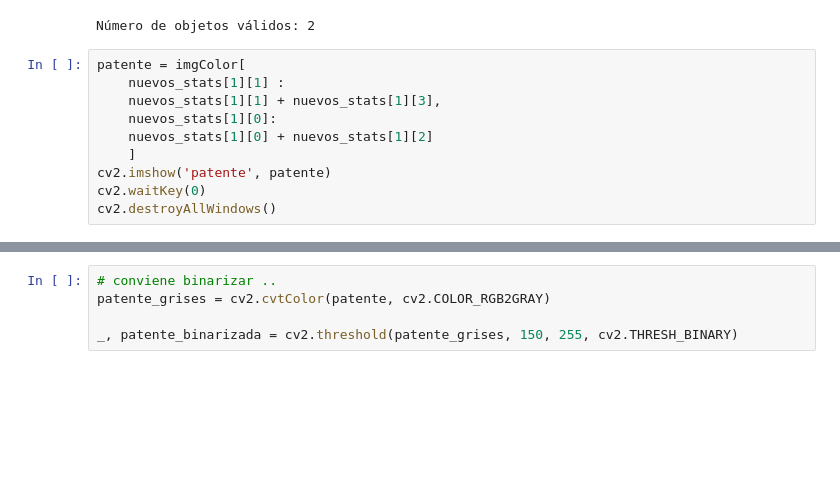
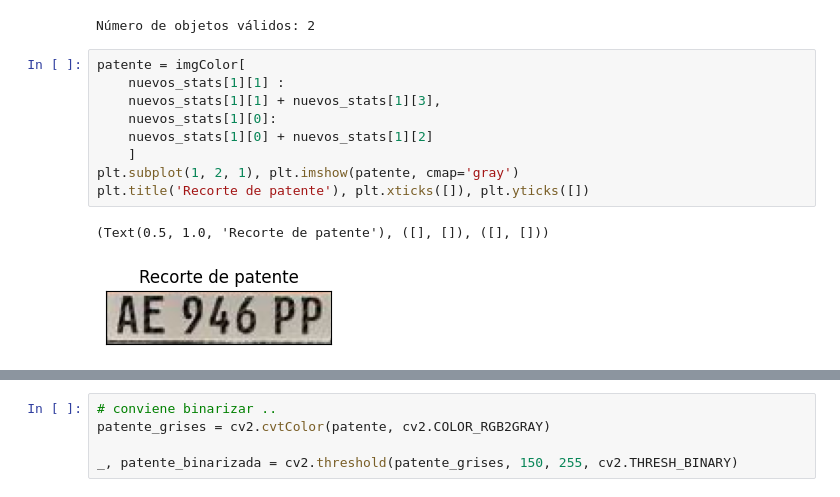
Before and after one commit to sleepydogo/plate-cv, a Jupyter notebook: Tests.ipynb, the cells around one changed output, grey strips where cells are left out. Cells and saved outputs as stored; diff of their text form; blank space fills up the shorter version.

```diff
--- a/Tests.ipynb
+++ b/Tests.ipynb
@@ -144,13 +144,15 @@ Número de objetos válidos: 2
 # %%
 patente = imgColor[
     nuevos_stats[1][1] :
     nuevos_stats[1][1] + nuevos_stats[1][3],
     nuevos_stats[1][0]:
     nuevos_stats[1][0] + nuevos_stats[1][2]
     ]
-cv2.imshow('patente', patente)
-cv2.waitKey(0)
-cv2.destroyAllWindows()
+plt.subplot(1, 2, 1), plt.imshow(patente, cmap='gray')
+plt.title('Recorte de patente'), plt.xticks([]), plt.yticks([])
+# %% [output]
+(Text(0.5, 1.0, 'Recorte de patente'), ([], []), ([], []))
+[figure, added]
 # %%
 # Muestra el histograma usando Matplotlib
 
```
Also changed, not shown: parts of 16 cells of this notebook.
